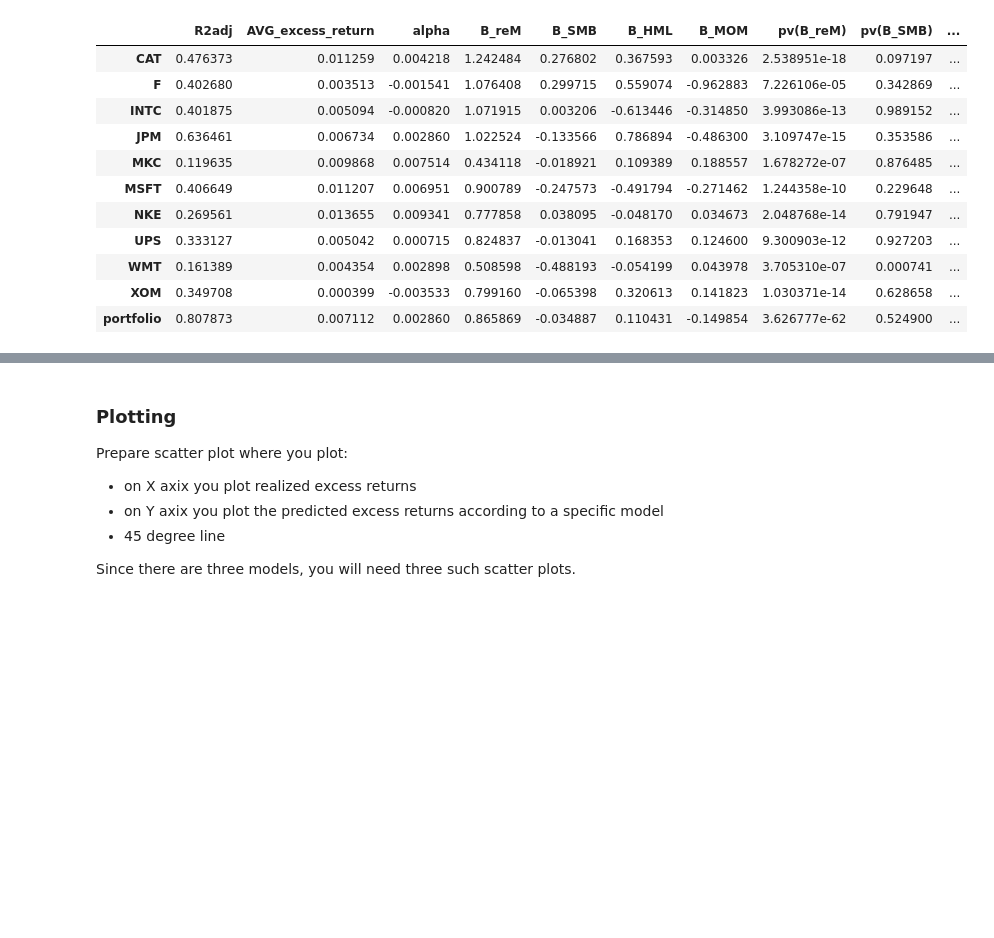
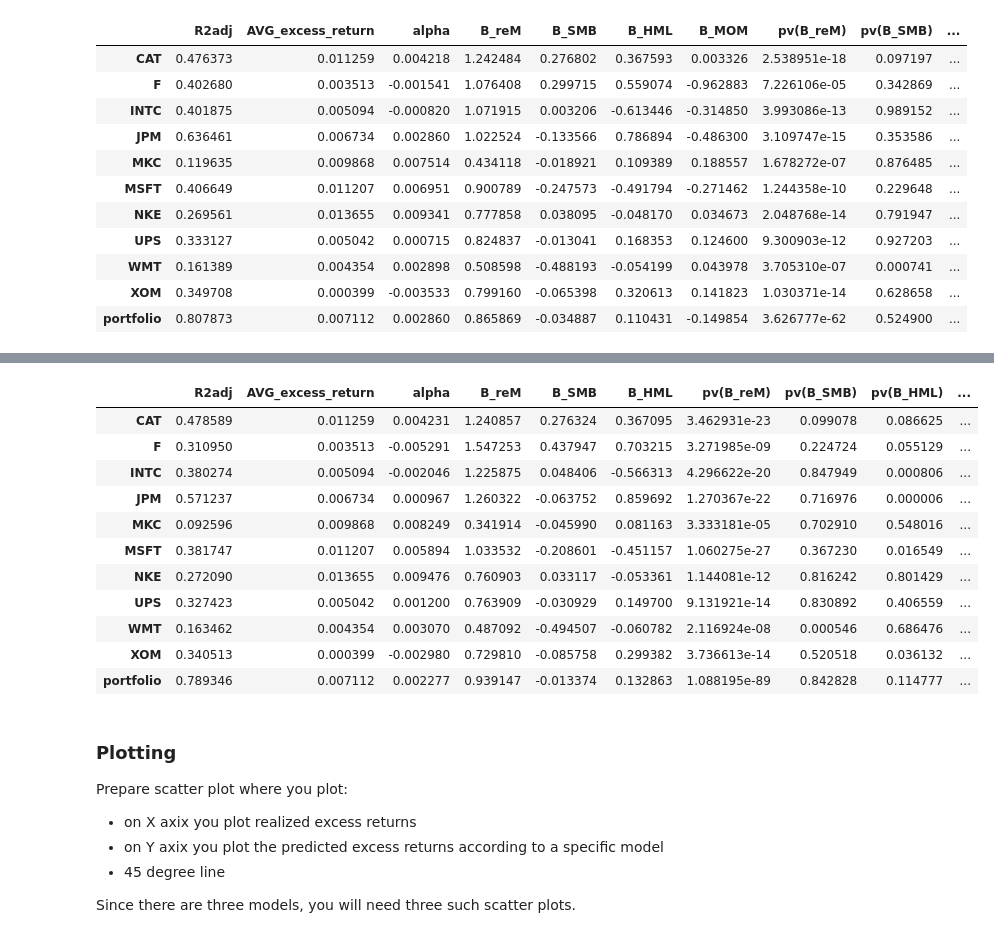
Before and after one commit to maxbranting/investment-theory, a Jupyter notebook: class5_Q123.ipynb, the cells around one changed output, grey strips where cells are left out. Cells and saved outputs as stored; diff of their text form; code cells hidden in the pictures; blank space fills up the shorter version.

```diff
--- a/class5_Q123.ipynb
+++ b/class5_Q123.ipynb
@@ -276,3 +291,18 @@ results_Carhart
+# %%
+results_FF3
+# %% [output]
+|  | R2adj | AVG_excess_return | alpha | B_reM | B_SMB | B_HML | pv(B_reM) | pv(B_SMB) | pv(B_HML) | ... |
+| CAT | 0.478589 | 0.011259 | 0.004231 | 1.240857 | 0.276324 | 0.367095 | 3.462931e-23 | 0.099078 | 0.086625 | ... |
+| F | 0.310950 | 0.003513 | -0.005291 | 1.547253 | 0.437947 | 0.703215 | 3.271985e-09 | 0.224724 | 0.055129 | ... |
+| INTC | 0.380274 | 0.005094 | -0.002046 | 1.225875 | 0.048406 | -0.566313 | 4.296622e-20 | 0.847949 | 0.000806 | ... |
+| JPM | 0.571237 | 0.006734 | 0.000967 | 1.260322 | -0.063752 | 0.859692 | 1.270367e-22 | 0.716976 | 0.000006 | ... |
+| MKC | 0.092596 | 0.009868 | 0.008249 | 0.341914 | -0.045990 | 0.081163 | 3.333181e-05 | 0.702910 | 0.548016 | ... |
+| MSFT | 0.381747 | 0.011207 | 0.005894 | 1.033532 | -0.208601 | -0.451157 | 1.060275e-27 | 0.367230 | 0.016549 | ... |
+| NKE | 0.272090 | 0.013655 | 0.009476 | 0.760903 | 0.033117 | -0.053361 | 1.144081e-12 | 0.816242 | 0.801429 | ... |
+| UPS | 0.327423 | 0.005042 | 0.001200 | 0.763909 | -0.030929 | 0.149700 | 9.131921e-14 | 0.830892 | 0.406559 | ... |
+| WMT | 0.163462 | 0.004354 | 0.003070 | 0.487092 | -0.494507 | -0.060782 | 2.116924e-08 | 0.000546 | 0.686476 | ... |
+| XOM | 0.340513 | 0.000399 | -0.002980 | 0.729810 | -0.085758 | 0.299382 | 3.736613e-14 | 0.520518 | 0.036132 | ... |
+| portfolio | 0.789346 | 0.007112 | 0.002277 | 0.939147 | -0.013374 | 0.132863 | 1.088195e-89 | 0.842828 | 0.114777 | ... |
 # %% [markdown]
 ### Plotting
 Prepare scatter plot where you plot:
```
Also changed, not shown: parts of 3 cells of this notebook, 2 other files.
